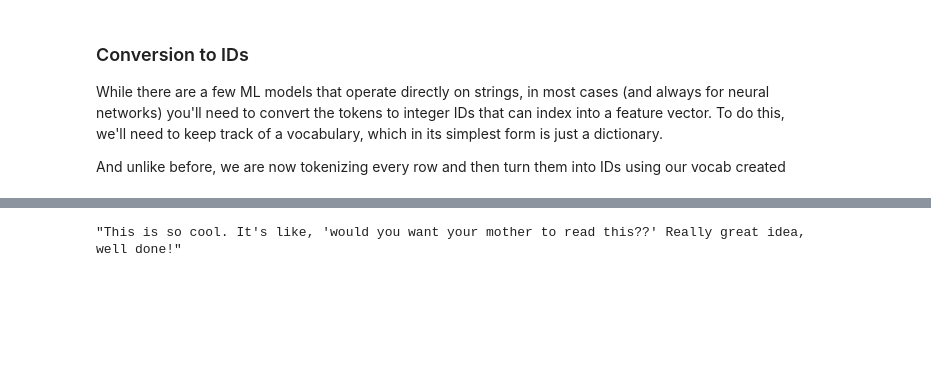
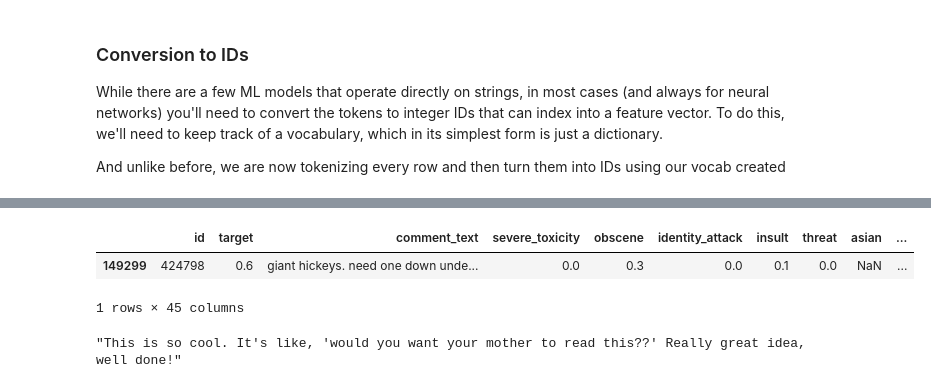
Before and after one commit to KathleenYWang/Language_Models_For_Toxicity_Classification, a Jupyter notebook: NaiveBayes.ipynb, the cells around one changed output, grey strips where cells are left out. Cells and saved outputs as stored; diff of their text form; code cells hidden in the pictures; blank space fills up the shorter version.

```diff
--- a/NaiveBayes.ipynb
+++ b/NaiveBayes.ipynb
@@ -130,3 +142,9 @@ x_train[0]
+# %%
+train[train['comment_text'].str.contains("need one down under")]
+# %% [output]
+|  | id | target | comment_text | severe_toxicity | obscene | identity_attack | insult | threat | asian | ... |
+| 149299 | 424798 | 0.6 | giant hickeys. need one down unde... | 0.0 | 0.3 | 0.0 | 0.1 | 0.0 | NaN | ... |
+1 rows × 45 columns
 # %%
 train.iloc[0,2]
 # %% [output]
```
Also changed, not shown: parts of 22 cells of this notebook.
